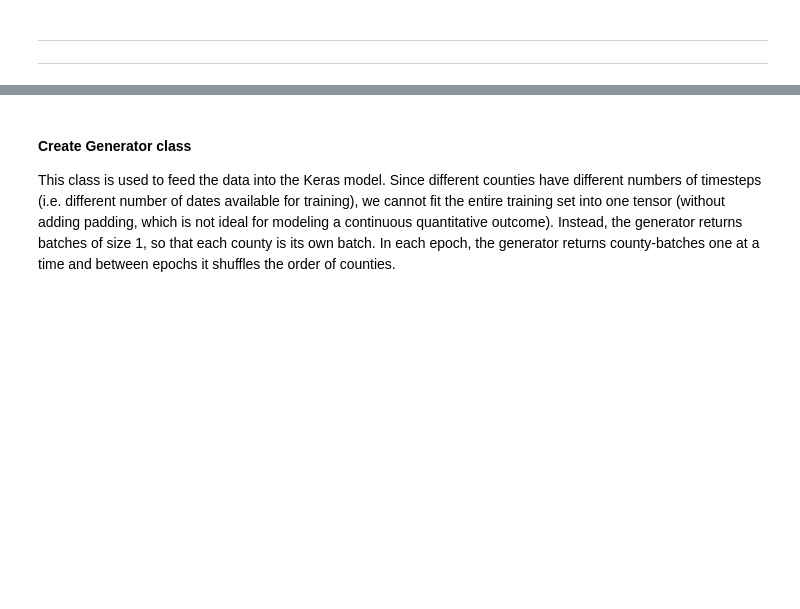
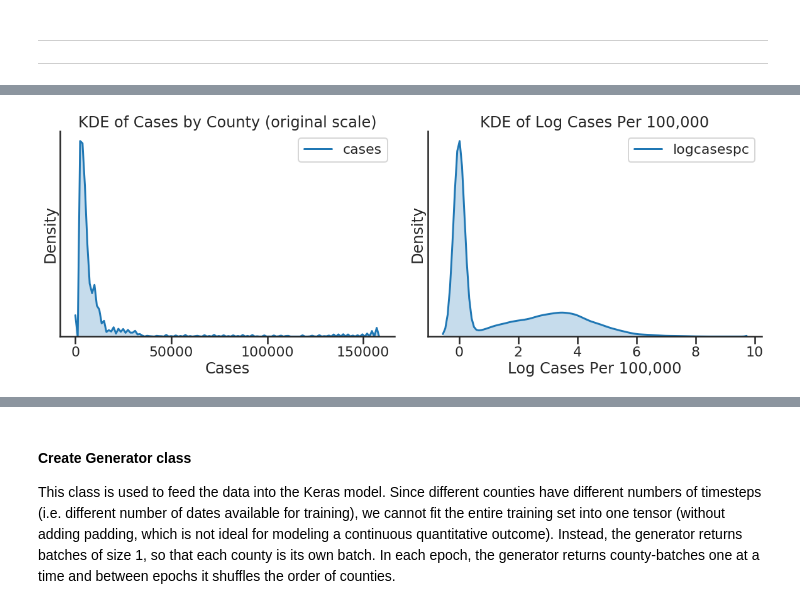
Before and after one commit to dafriedman97/COVID19_forecasts, a Jupyter notebook: Dynamic.ipynb, the cells around one changed output, grey strips where cells are left out. Saved outputs shown, nothing was run; the diff lists cells and outputs as text; code cells hidden in the pictures; blank space fills up the shorter version.

```diff
--- a/Dynamic.ipynb
+++ b/Dynamic.ipynb
@@ -185,0 +182,18 @@ ____
+# %%
+## Note the skew
+
+sns.set_context('poster')
+fig, ax = plt.subplots(1, 2, figsize = (20,6))
+sns.kdeplot(mob['cases'], shade = True, ax = ax[0])
+ax[0].set(xlabel = 'Cases', ylabel = 'Density', title = 'KDE of Cases by County (original scale)')
+ax[0].set(yticks = [], yticklabels = []);
+ax[0].set(xticks = ax[0].get_xticks()[1::2], xticklabels = ax[0].get_xticks()[1::2].astype(int))
+
+
+sns.kdeplot(mob['logcasespc'], shade = True, ax = ax[1])
+ax[1].set(xlabel = 'Log Cases Per 100,000', ylabel = 'Density', title = 'KDE of Log Cases Per 100,000')
+ax[1].set(yticks = [], yticklabels = []);
+sns.despine()
+plt.subplots_adjust(wspace = 0.1)
+# %% [output]
+[figure, added]
```
Also changed, not shown: parts of 10 cells of this notebook, 2 other files.
